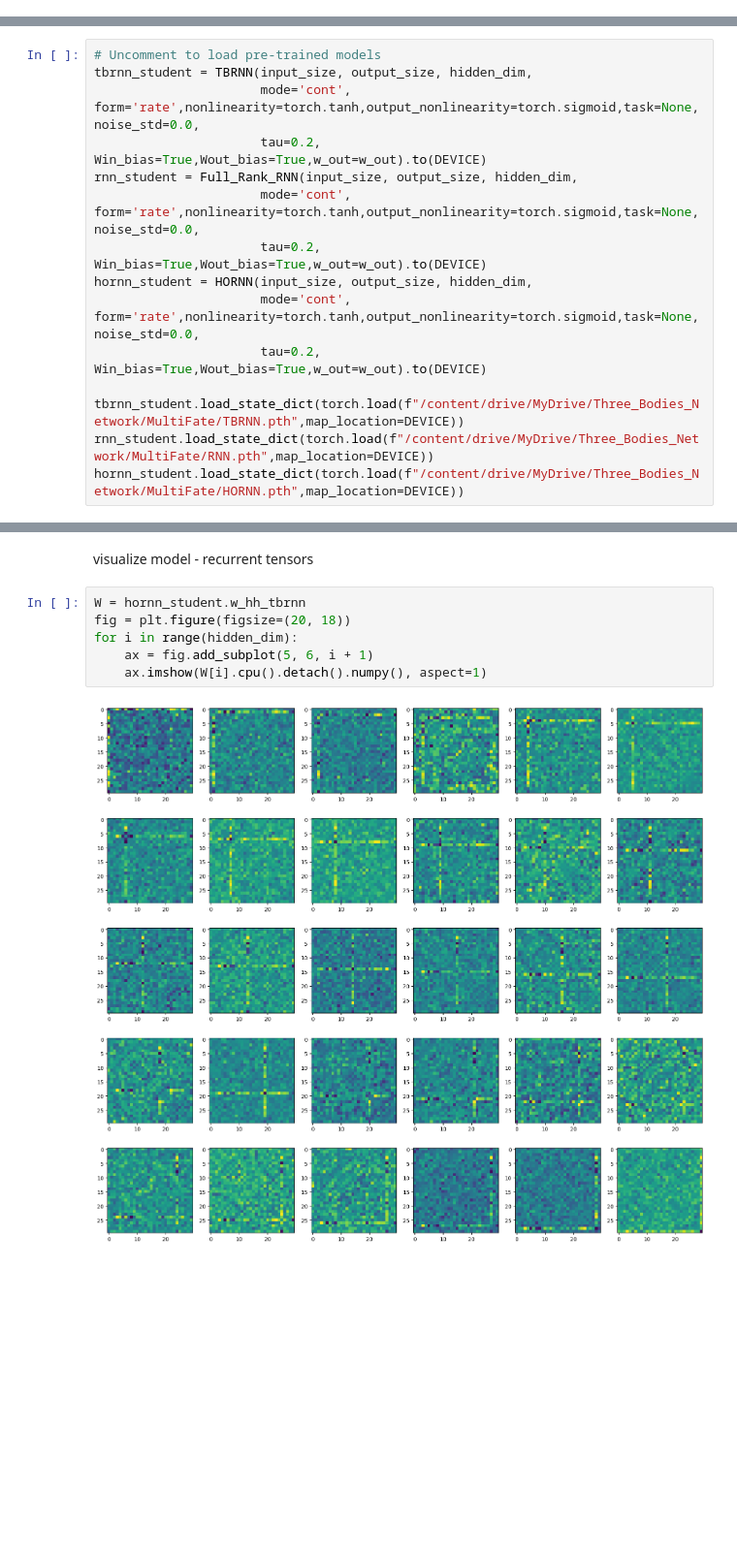
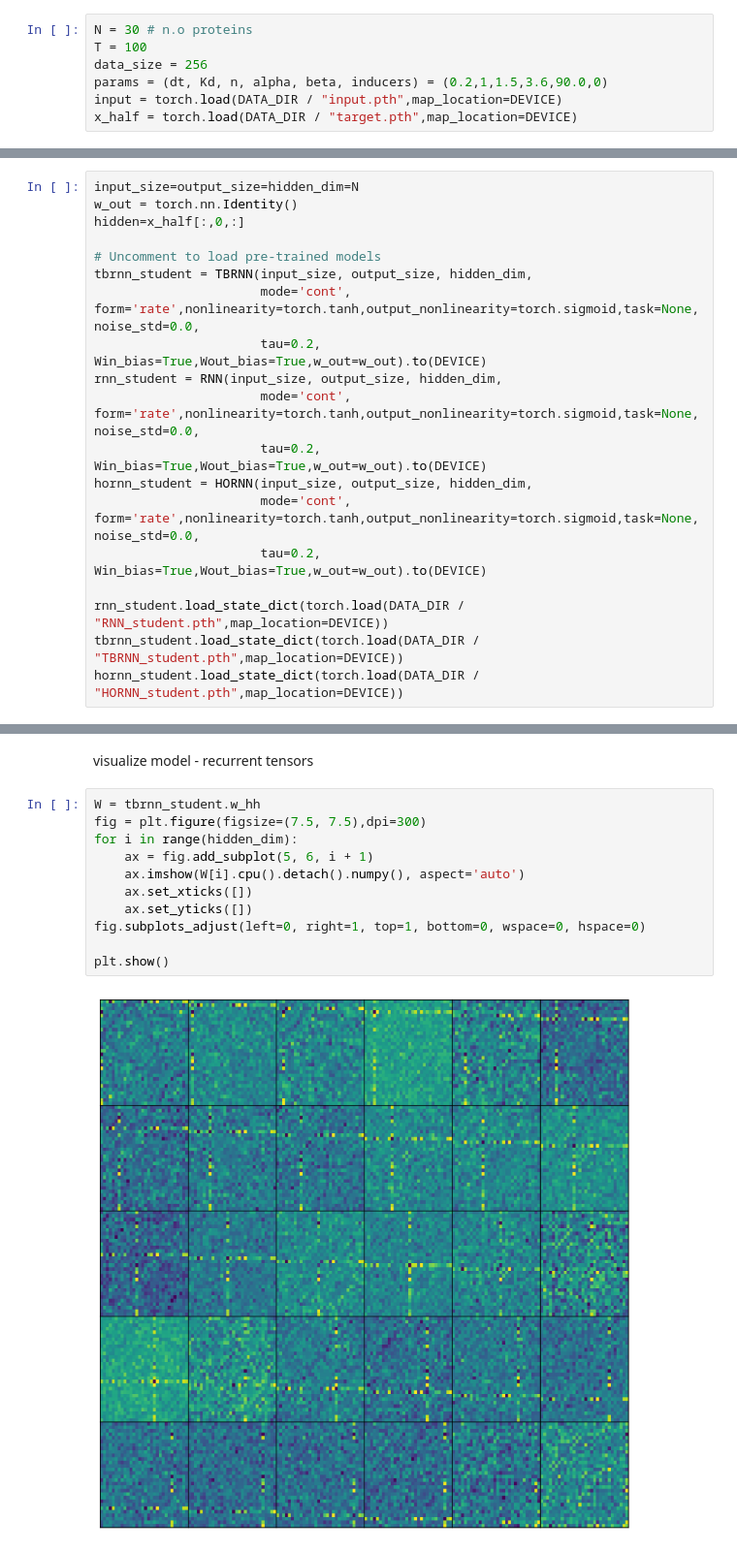
Before and after one commit to gilad-altshuler/Three_Body_RNN, a Jupyter notebook: notebooks/4_MultiFate_inference.ipynb, the cells around one changed output, grey strips where cells are left out. Shown: that part at 97% size. Drawn from its saved outputs; the diff is of its cells as text; blank space fills up the shorter version.

```diff
--- a/notebooks/4_MultiFate_inference.ipynb
+++ b/notebooks/4_MultiFate_inference.ipynb
@@ -89,2 +104,9 @@ input = torch.load(f"/content/drive/MyDrive/Three_Bodies_Network/MultiFate/input
+# %%
+N = 30 # n.o proteins
+T = 100
+data_size = 256
+params = (dt, Kd, n, alpha, beta, inducers) = (0.2,1,1.5,3.6,90.0,0)
+input = torch.load(DATA_DIR / "input.pth",map_location=DEVICE)
+x_half = torch.load(DATA_DIR / "target.pth",map_location=DEVICE)
 # %% [markdown]
 Dataset visualize and stats
@@ -113,17 +137,21 @@ w_out = torch.nn.Identity()
 # %%
+input_size=output_size=hidden_dim=N
+w_out = torch.nn.Identity()
+hidden=x_half[:,0,:]
+
 # Uncomment to load pre-trained models
 tbrnn_student = TBRNN(input_size, output_size, hidden_dim,
                       mode='cont', form='rate',nonlinearity=torch.tanh,output_nonlinearity=torch.sigmoid,task=None,noise_std=0.0,
                       tau=0.2, Win_bias=True,Wout_bias=True,w_out=w_out).to(DEVICE)
-rnn_student = Full_Rank_RNN(input_size, output_size, hidden_dim,
+rnn_student = RNN(input_size, output_size, hidden_dim,
                       mode='cont', form='rate',nonlinearity=torch.tanh,output_nonlinearity=torch.sigmoid,task=None,noise_std=0.0,
                       tau=0.2, Win_bias=True,Wout_bias=True,w_out=w_out).to(DEVICE)
 hornn_student = HORNN(input_size, output_size, hidden_dim,
                       mode='cont', form='rate',nonlinearity=torch.tanh,output_nonlinearity=torch.sigmoid,task=None,noise_std=0.0,
                       tau=0.2, Win_bias=True,Wout_bias=True,w_out=w_out).to(DEVICE)
 
-tbrnn_student.load_state_dict(torch.load(f"/content/drive/MyDrive/Three_Bodies_Network/MultiFate/TBRNN.pth",map_location=DEVICE))
-rnn_student.load_state_dict(torch.load(f"/content/drive/MyDrive/Three_Bodies_Network/MultiFate/RNN.pth",map_location=DEVICE))
-hornn_student.load_state_dict(torch.load(f"/content/drive/MyDrive/Three_Bodies_Network/MultiFate/HORNN.pth",map_location=DEVICE))
+rnn_student.load_state_dict(torch.load(DATA_DIR / "RNN_student.pth",map_location=DEVICE))
+tbrnn_student.load_state_dict(torch.load(DATA_DIR / "TBRNN_student.pth",map_location=DEVICE))
+hornn_student.load_state_dict(torch.load(DATA_DIR / "HORNN_student.pth",map_location=DEVICE))
 # %% [output]
 <All keys matched successfully>
@@ -154,11 +178,16 @@ HORNN CKA similarity: 0.9306430816650391
 # %% [markdown]
 visualize model - recurrent tensors
 # %%
-W = hornn_student.w_hh_tbrnn
-fig = plt.figure(figsize=(20, 18))
+W = tbrnn_student.w_hh
+fig = plt.figure(figsize=(7.5, 7.5),dpi=300)
 for i in range(hidden_dim):
     ax = fig.add_subplot(5, 6, i + 1)
-    ax.imshow(W[i].cpu().detach().numpy(), aspect=1)
+    ax.imshow(W[i].cpu().detach().numpy(), aspect='auto')
+    ax.set_xticks([])
+    ax.set_yticks([])
+fig.subplots_adjust(left=0, right=1, top=1, bottom=0, wspace=0, hspace=0)
+
+plt.show()
 # %% [output]
-[figure, old version]
+[figure, new version]
 # %%
```
Also changed, not shown: parts of 14 cells of this notebook.
